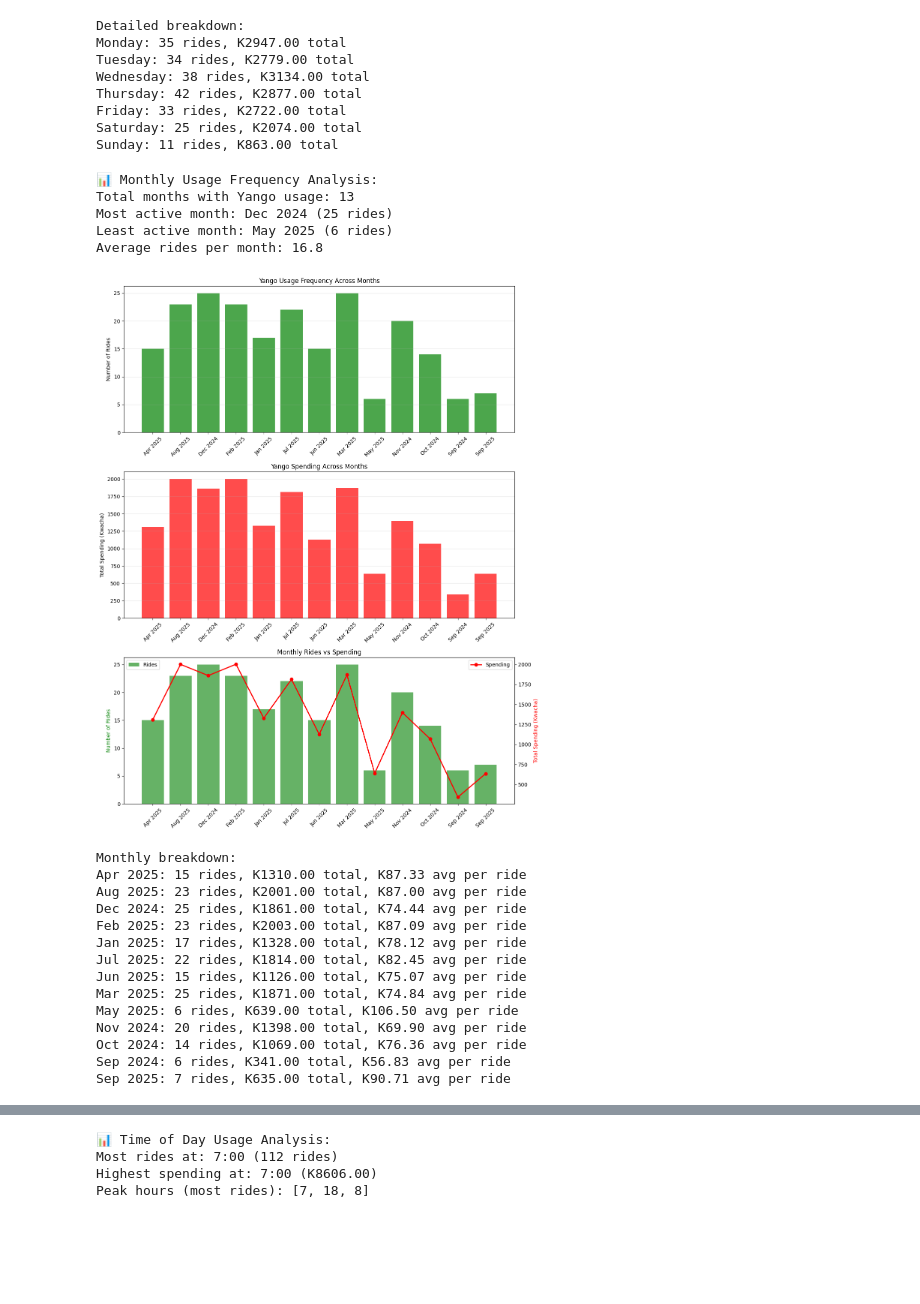
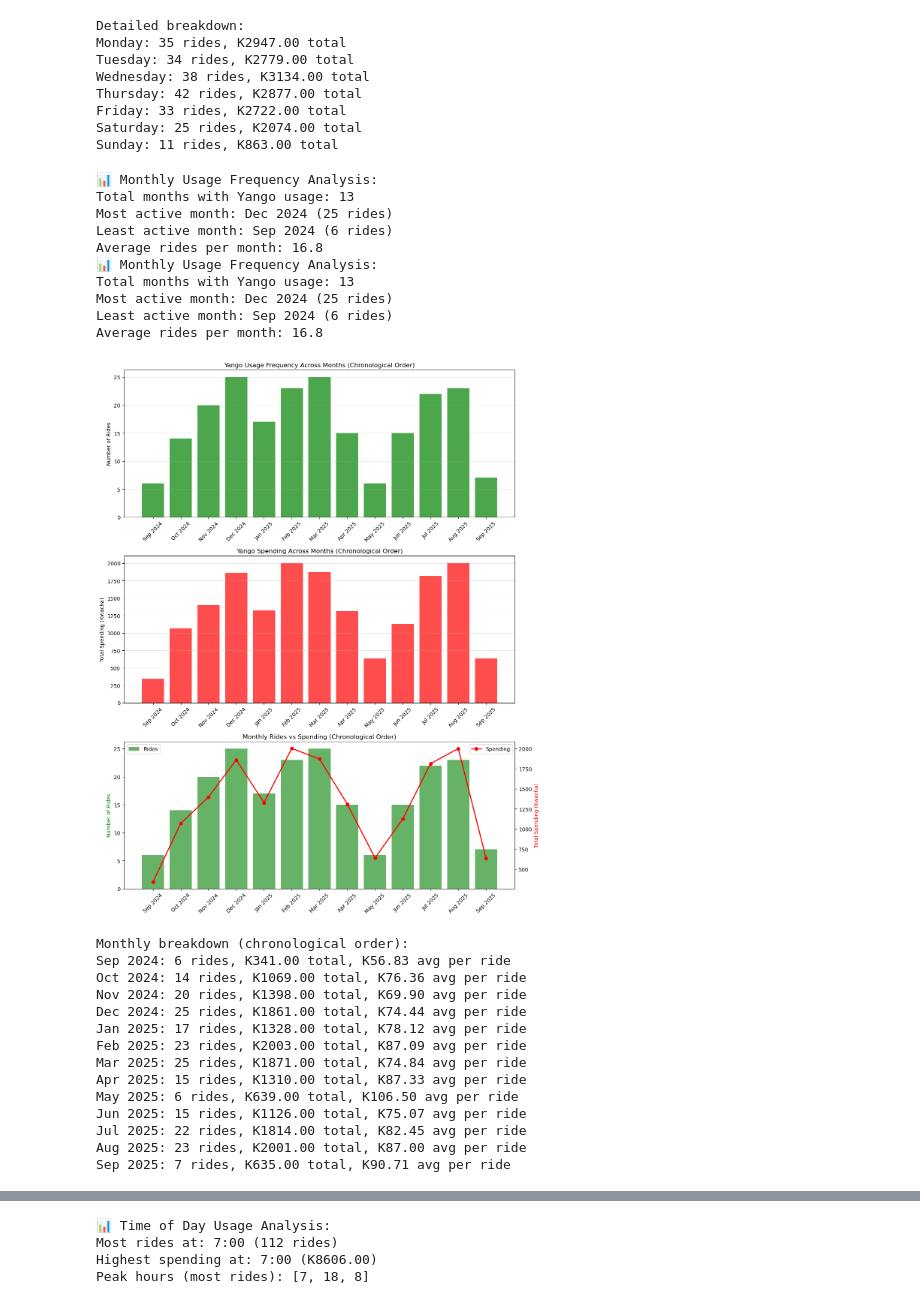
Before and after one commit to Picassoiam/ProjektRed.github.io, a Jupyter notebook: ProjektRed.ipynb, the cells around one changed output, grey strips where cells are left out. Cells and saved outputs as stored; diff of their text form; code cells hidden in the pictures; blank space fills up the shorter version.

```diff
--- a/ProjektRed.ipynb
+++ b/ProjektRed.ipynb
@@ -239,10 +269,26 @@ Sunday: 11 rides, K863.00 total
 # Add month name for better readability
 yango_data['Month_Name'] = yango_data['Ride_Date'].dt.strftime('%B %Y')
 yango_data['Month_Short'] = yango_data['Ride_Date'].dt.strftime('%b %Y')
+yango_data['Year_Month'] = yango_data['Ride_Date'].dt.to_period('M')
 
-# Count rides per month (frequency)
-rides_per_month = yango_data['Month_Short'].value_counts().sort_index()
-spending_per_month = yango_data.groupby('Month_Short')['Payment_clean'].sum().sort_index()
+# Count rides per month (frequency) - properly ordered chronologically
+rides_per_month_temp = yango_data.groupby('Year_Month').size()
+spending_per_month_temp = yango_data.groupby('Year_Month')['Payment_clean'].sum()
+
+# Convert to chronologically ordered series with readable month names
+month_mapping = {}
+for period in rides_per_month_temp.index:
+    month_mapping[period.strftime('%b %Y')] = period
+
+# Sort by actual date periods
+sorted_periods = sorted(month_mapping.values())
+sorted_month_names = [period.strftime('%b %Y') for period in sorted_periods]
+
+# Create properly ordered series
+rides_per_month = pd.Series([rides_per_month_temp[period] for period in sorted_periods],
+                           index=sorted_month_names)
+spending_per_month = pd.Series([spending_per_month_temp[period] for period in sorted_periods],
+                              index=sorted_month_names)
 
 print(f"📊 Monthly Usage Frequency Analysis:")
 print(f"Total months with Yango usage: {len(rides_per_month)}")
@@ -255,56 +301,61 @@ fig, (ax1, ax2, ax3) = plt.subplots(3, 1, figsize=(12, 15))
 
 # Monthly ride frequency
 ax1.bar(rides_per_month.index, rides_per_month.values, color='green', alpha=0.7)
-ax1.set_title('Yango Usage Frequency Across Months')
+ax1.set_title('Yango Usage Frequency Across Months (Chronological Order)')
 ax1.set_ylabel('Number of Rides')
 ax1.tick_params(axis='x', rotation=45)
 ax1.grid(axis='y', alpha=0.3)
 
 # Monthly spending
 ax2.bar(spending_per_month.index, spending_per_month.values, color='red', alpha=0.7)
-ax2.set_title('Yango Spending Across Months')
+ax2.set_title('Yango Spending Across Months (Chronological Order)')
 ax2.set_ylabel('Total Spending (Kwacha)')
 ax2.tick_params(axis='x', rotation=45)
 ax2.grid(axis='y', alpha=0.3)
 
 # Combined view - frequency vs spending
 ax3_twin = ax3.twinx()
 ax3.bar(rides_per_month.index, rides_per_month.values, alpha=0.6, color='green', label='Rides')
 ax3_twin.plot(spending_per_month.index, spending_per_month.values, color='red', marker='o', linewidth=2, label='Spending')
-ax3.set_title('Monthly Rides vs Spending')
+ax3.set_title('Monthly Rides vs Spending (Chronological Order)')
 ax3.set_ylabel('Number of Rides', color='green')
 ax3_twin.set_ylabel('Total Spending (Kwacha)', color='red')
 ax3.tick_params(axis='x', rotation=45)
 ax3.legend(loc='upper left')
 ax3_twin.legend(loc='upper right')
 
 plt.tight_layout()
 plt.show()
 
-print("\nMonthly breakdown:")
+print("\nMonthly breakdown (chronological order):")
 for month in rides_per_month.index:
     avg_cost = spending_per_month[month] / rides_per_month[month]
     print(f"{month}: {rides_per_month[month]} rides, K{spending_per_month[month]:.2f} total, K{avg_cost:.2f} avg per ride")
 # %% [output]
 📊 Monthly Usage Frequency Analysis:
 Total months with Yango usage: 13
 Most active month: Dec 2024 (25 rides)
-Least active month: May 2025 (6 rides)
+Least active month: Sep 2024 (6 rides)
 Average rides per month: 16.8
+📊 Monthly Usage Frequency Analysis:
+Total months with Yango usage: 13
+Most active month: Dec 2024 (25 rides)
+Least active month: Sep 2024 (6 rides)
+Average rides per month: 16.8
-[figure, old version]
+[figure, new version]
-Monthly breakdown:
+Monthly breakdown (chronological order):
+Sep 2024: 6 rides, K341.00 total, K56.83 avg per ride
+Oct 2024: 14 rides, K1069.00 total, K76.36 avg per ride
+Nov 2024: 20 rides, K1398.00 total, K69.90 avg per ride
+Dec 2024: 25 rides, K1861.00 total, K74.44 avg per ride
+Jan 2025: 17 rides, K1328.00 total, K78.12 avg per ride
+Feb 2025: 23 rides, K2003.00 total, K87.09 avg per ride
+Mar 2025: 25 rides, K1871.00 total, K74.84 avg per ride
 Apr 2025: 15 rides, K1310.00 total, K87.33 avg per ride
+May 2025: 6 rides, K639.00 total, K106.50 avg per ride
+Jun 2025: 15 rides, K1126.00 total, K75.07 avg per ride
+Jul 2025: 22 rides, K1814.00 total, K82.45 avg per ride
 Aug 2025: 23 rides, K2001.00 total, K87.00 avg per ride
-Dec 2024: 25 rides, K1861.00 total, K74.44 avg per ride
-Feb 2025: 23 rides, K2003.00 total, K87.09 avg per ride
-Jan 2025: 17 rides, K1328.00 total, K78.12 avg per ride
-Jul 2025: 22 rides, K1814.00 total, K82.45 avg per ride
-Jun 2025: 15 rides, K1126.00 total, K75.07 avg per ride
-Mar 2025: 25 rides, K1871.00 total, K74.84 avg per ride
-May 2025: 6 rides, K639.00 total, K106.50 avg per ride
-Nov 2024: 20 rides, K1398.00 total, K69.90 avg per ride
-Oct 2024: 14 rides, K1069.00 total, K76.36 avg per ride
-Sep 2024: 6 rides, K341.00 total, K56.83 avg per ride
 Sep 2025: 7 rides, K635.00 total, K90.71 avg per ride
 # %%
 
```
Also changed, not shown: parts of 8 cells of this notebook.
